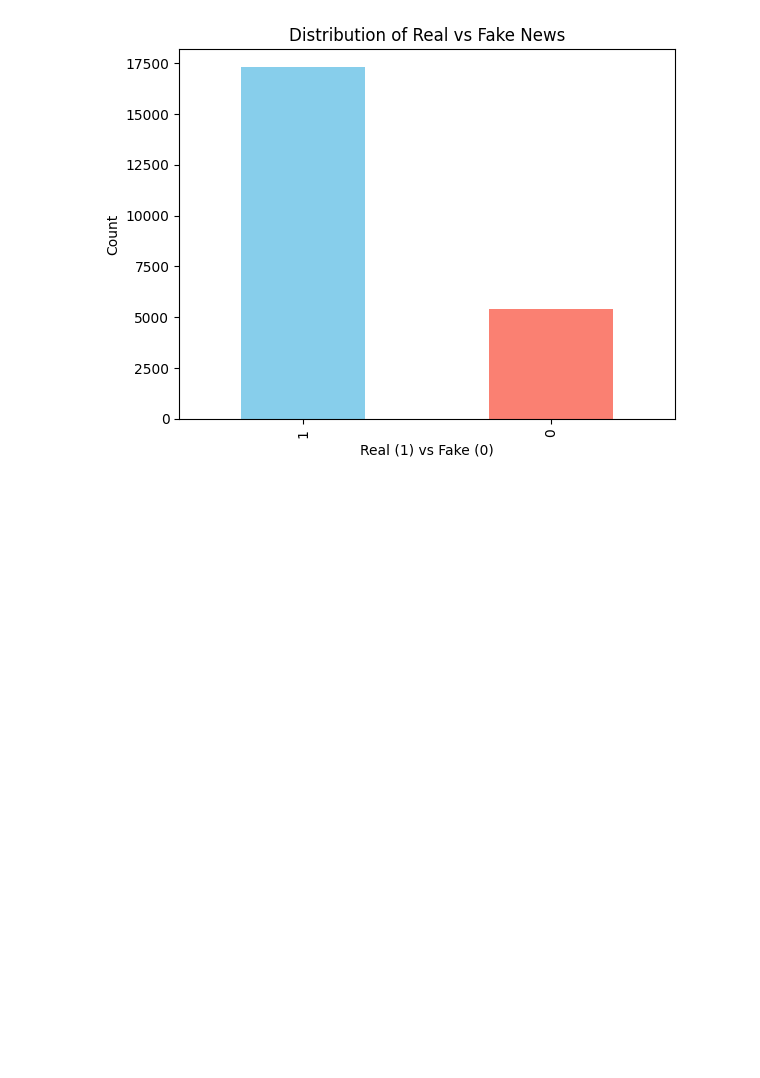
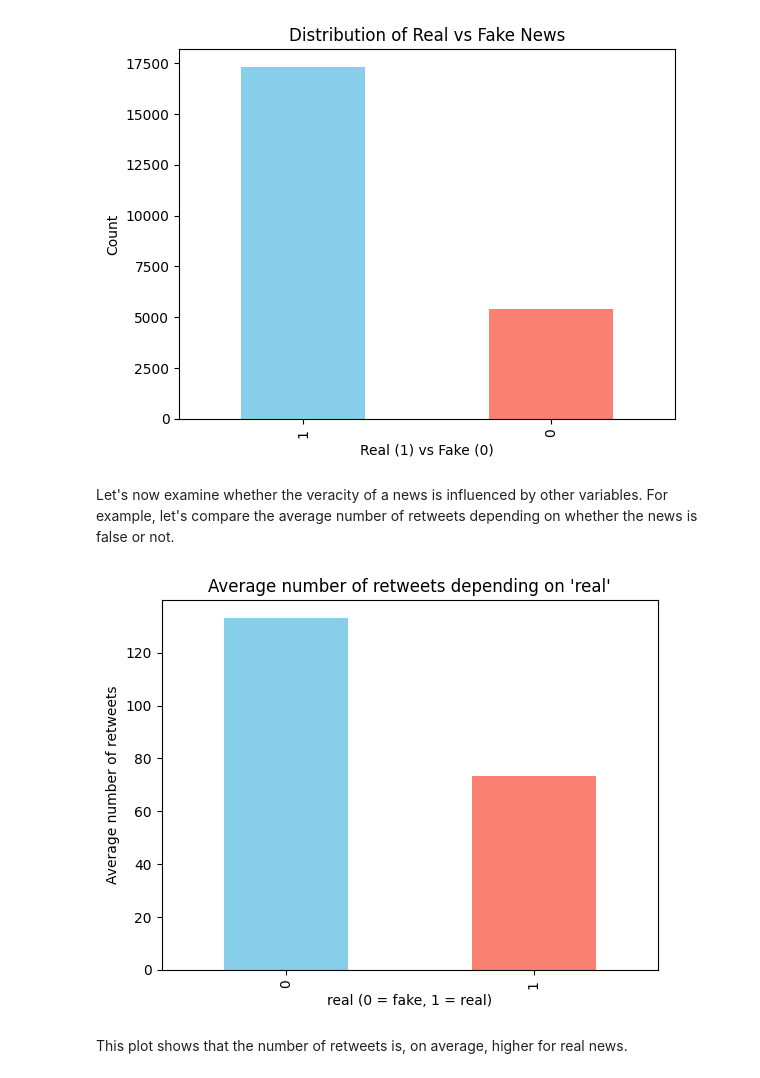
Before and after one commit to zFishStick/Cyclic-LLM-Checker, a Jupyter notebook: notebooks/dataset_3.ipynb, the cells around one changed output. Saved outputs shown, nothing was run; the diff lists cells and outputs as text; code cells hidden in the pictures; blank space fills up the shorter version.

```diff
--- a/notebooks/dataset_3.ipynb
+++ b/notebooks/dataset_3.ipynb
@@ -130,5 +130,22 @@ plt.ylabel("Count")
 plt.show()
 # %% [output]
 [figure]
+# %% [markdown]
+Let's now examine whether the veracity of a news is influenced by other variables. For example, let's compare the average number of retweets depending on whether the news is false or not.
+# %%
+import matplotlib.pyplot as plt
+import numpy as np
+
+mean_retweets = df.groupby('real')['tweet_num'].mean().sort_index()
+
+mean_retweets.plot(kind='bar', color=['skyblue', 'salmon'][:len(mean_retweets)])
+plt.xlabel("real (0 = fake, 1 = real)")
+plt.ylabel("Average number of retweets")
+plt.title("Average number of retweets depending on 'real'")
+plt.show()
+# %% [output]
+[figure, added]
+# %% [markdown]
+This plot shows that the number of retweets is, on average, higher for real news.
 # %% [markdown]
 ### Conclusion
```
Also changed, not shown: parts of 2 cells of this notebook.
